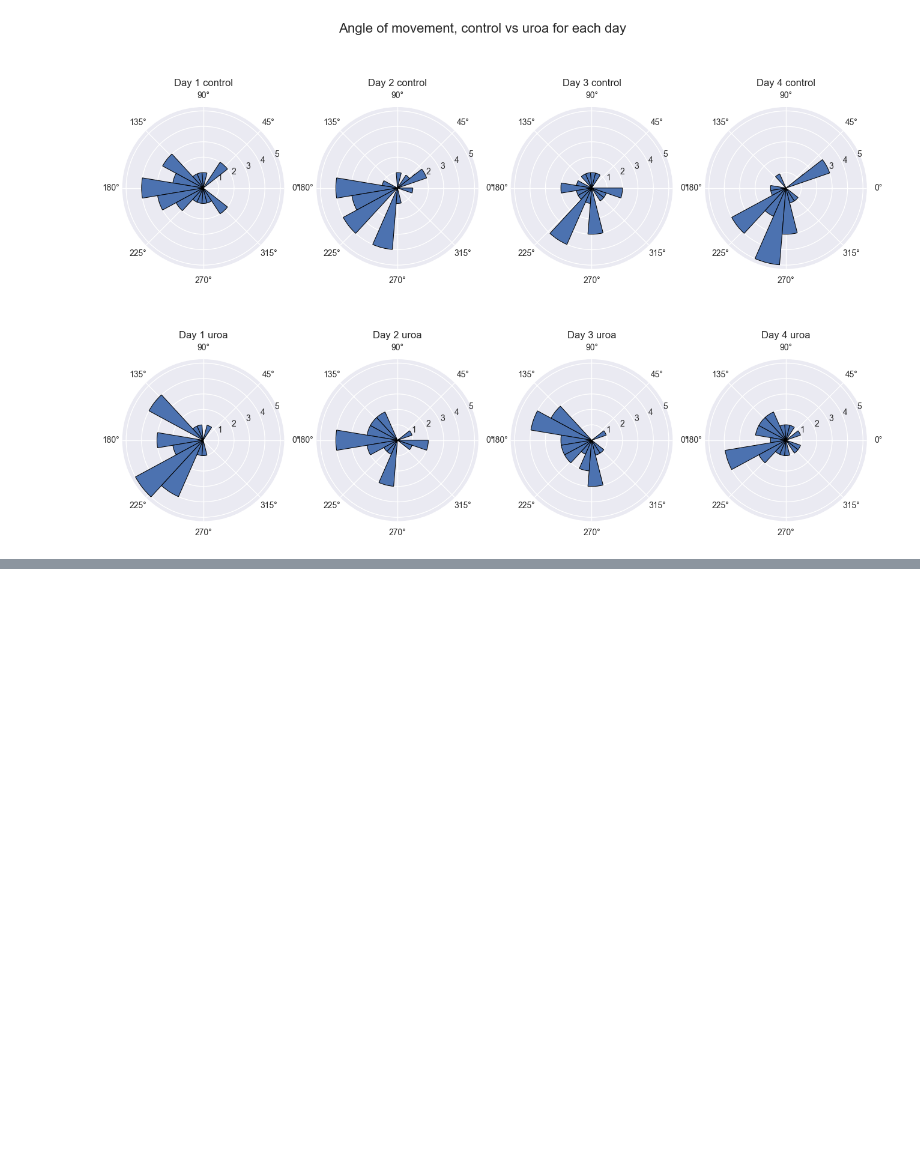
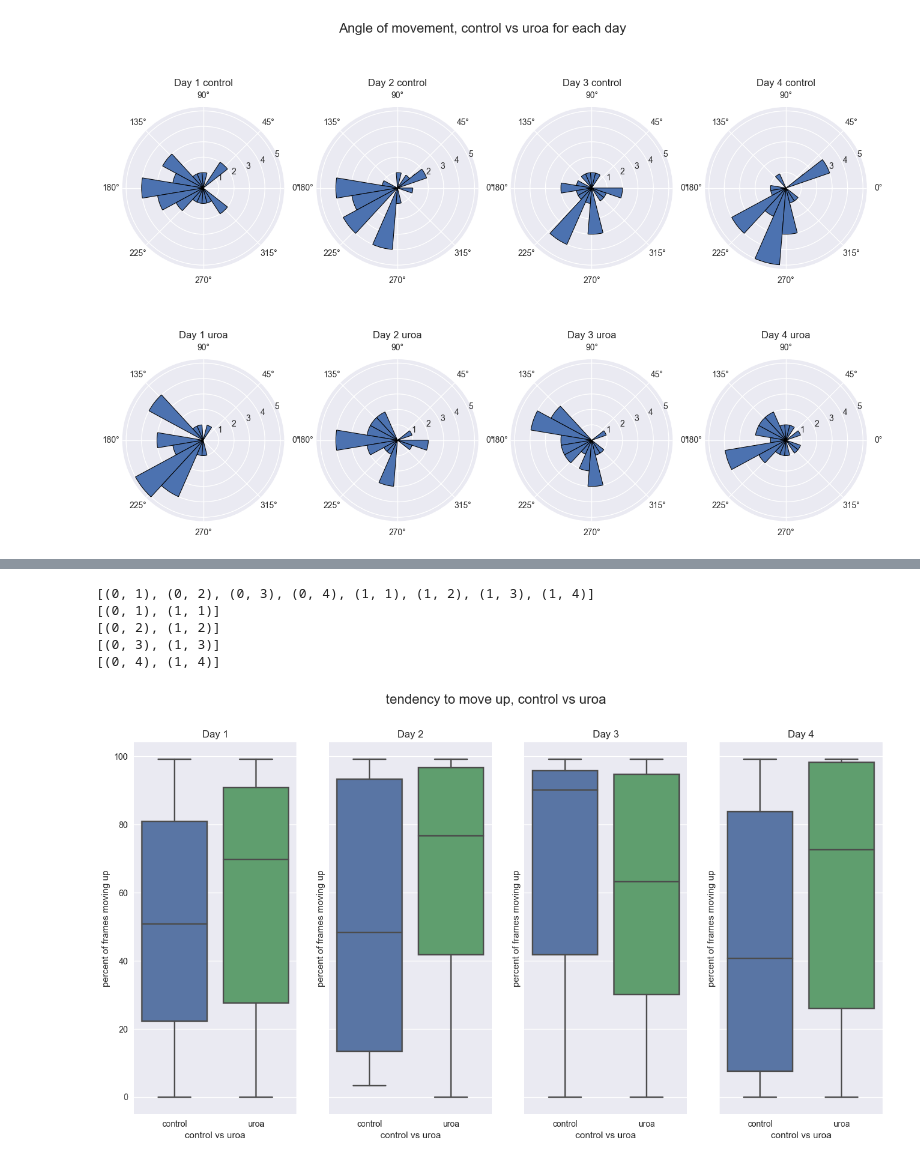
Before and after one commit to teesha902/FYP_ASMLab, a Jupyter notebook: visualisation.ipynb, the cells around one changed output, grey strips where cells are left out. Saved outputs shown, nothing was run; the diff lists cells and outputs as text; code cells hidden in the pictures; blank space fills up the shorter version.

```diff
--- a/visualisation.ipynb
+++ b/visualisation.ipynb
@@ -236,0 +300,26 @@ plt.show()
+# %%
+# box plot from the above data, all control in 1 plot, all uro in 1 plot, total 2 plots
+fig, axes = plt.subplots(1, 4, sharex=True, sharey = True, figsize=(16,8))
+plt.suptitle("tendency to move up, control vs uroa", fontsize=16)
+print(keys)
+for i, axes in enumerate(axes.flat):
+    keys_for_day = [keys[i], keys[i+4]]
+    print(keys_for_day)
+    day_uro_df = y_up_df.get_group(keys_for_day[1])
+    day_control_df = y_up_df.get_group(keys_for_day[0])
+    # plot boxplot using sns for both control and urop on same plot
+    sns.boxplot(data=[day_control_df["y_up"], day_uro_df["y_up"]], ax=axes)
+    axes.set_title(f"Day {keys_for_day[0][1]}")
+    #set x axis to control and uroa instead of 0 and 1
+    axes.set_xticklabels(["control", "uroa"])
+    axes.set_xlabel("control vs uroa")
+    axes.set_ylabel("percent of frames moving up")
+
+    # print(day_df.head(5))
+# %% [output]
+[(0, 1), (0, 2), (0, 3), (0, 4), (1, 1), (1, 2), (1, 3), (1, 4)]
+[(0, 1), (1, 1)]
+[(0, 2), (1, 2)]
+[(0, 3), (1, 3)]
+[(0, 4), (1, 4)]
+[figure, added]
```
Also changed, not shown: parts of 5 cells of this notebook.
